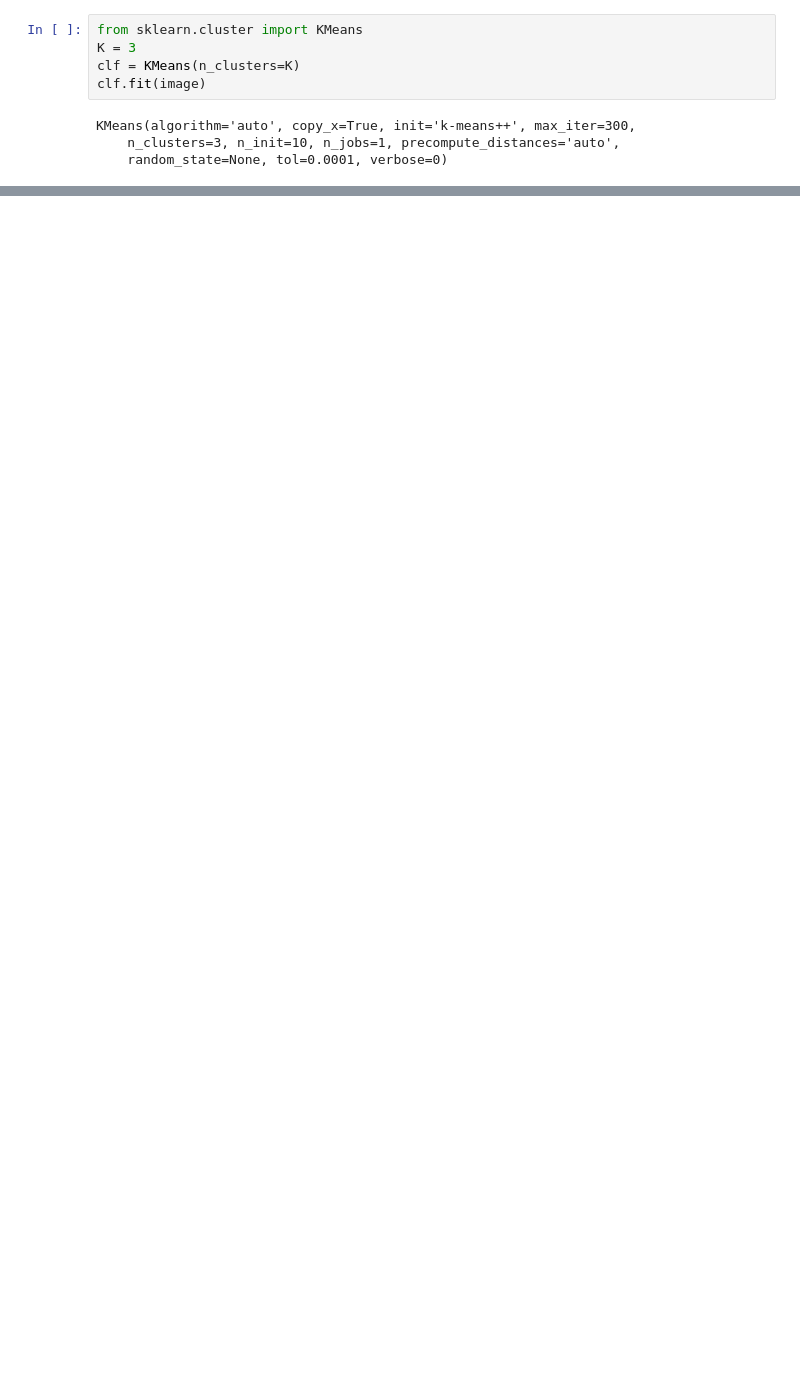
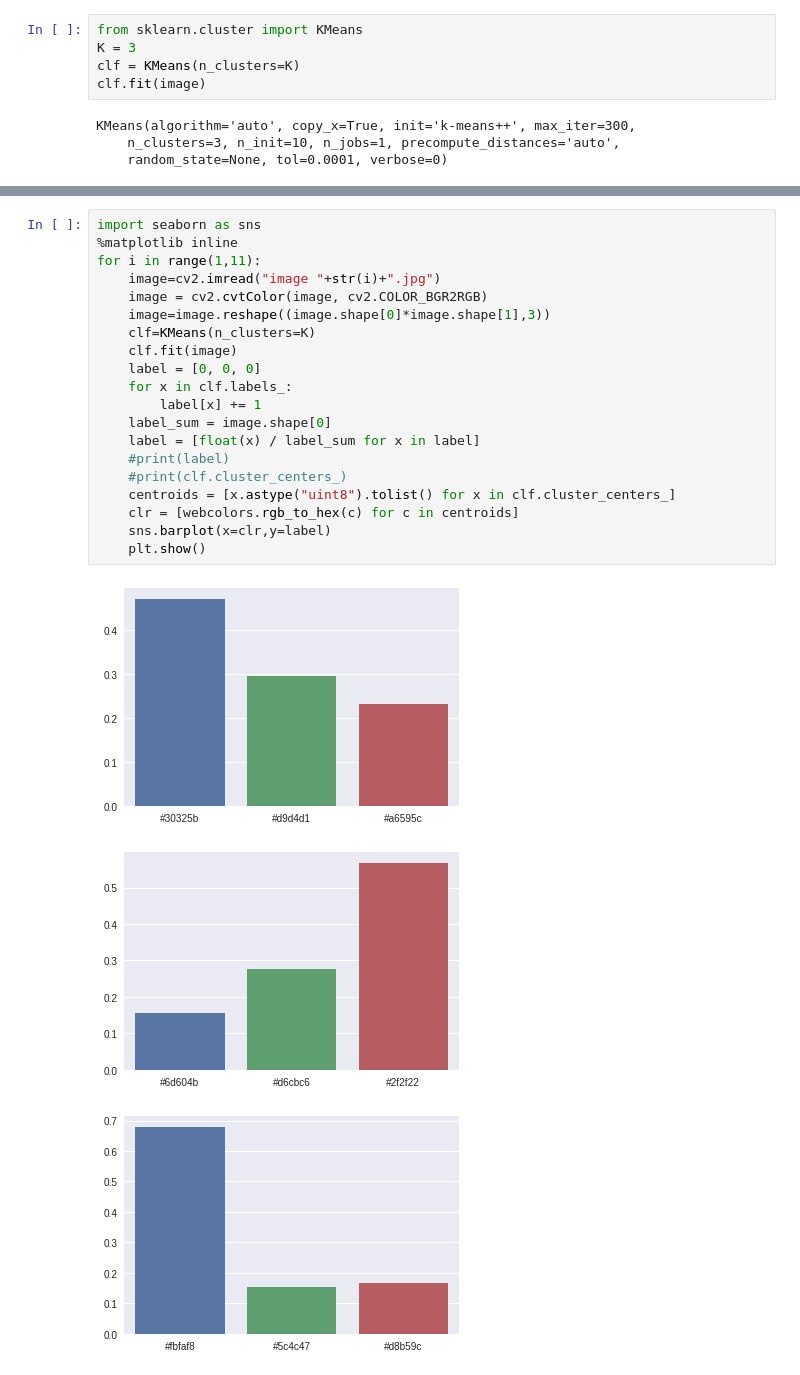
Before and after one commit to sanattaori/kmeans, a Jupyter notebook: dominant_color_case_study.ipynb, the cells around one changed output, grey strips where cells are left out. Cells and saved outputs as stored; diff of their text form; blank space fills up the shorter version.

```diff
--- a/dominant_color_case_study.ipynb
+++ b/dominant_color_case_study.ipynb
@@ -94,0 +90,24 @@ plt.show()
+# %%
+import seaborn as sns
+%matplotlib inline
+for i in range(1,11):
+    image=cv2.imread("image "+str(i)+".jpg")
+    image = cv2.cvtColor(image, cv2.COLOR_BGR2RGB)
+    image=image.reshape((image.shape[0]*image.shape[1],3))
+    clf=KMeans(n_clusters=K)
+    clf.fit(image)
+    label = [0, 0, 0]
+    for x in clf.labels_:
+        label[x] += 1
+    label_sum = image.shape[0]
+    label = [float(x) / label_sum for x in label]
+    #print(label)
+    #print(clf.cluster_centers_)
+    centroids = [x.astype("uint8").tolist() for x in clf.cluster_centers_]
+    clr = [webcolors.rgb_to_hex(c) for c in centroids]
+    sns.barplot(x=clr,y=label)
+    plt.show()
+# %% [output]
+[figure, added]
+[figure, added]
+[figure, added]
```
Also changed, not shown: parts of 10 cells of this notebook.
